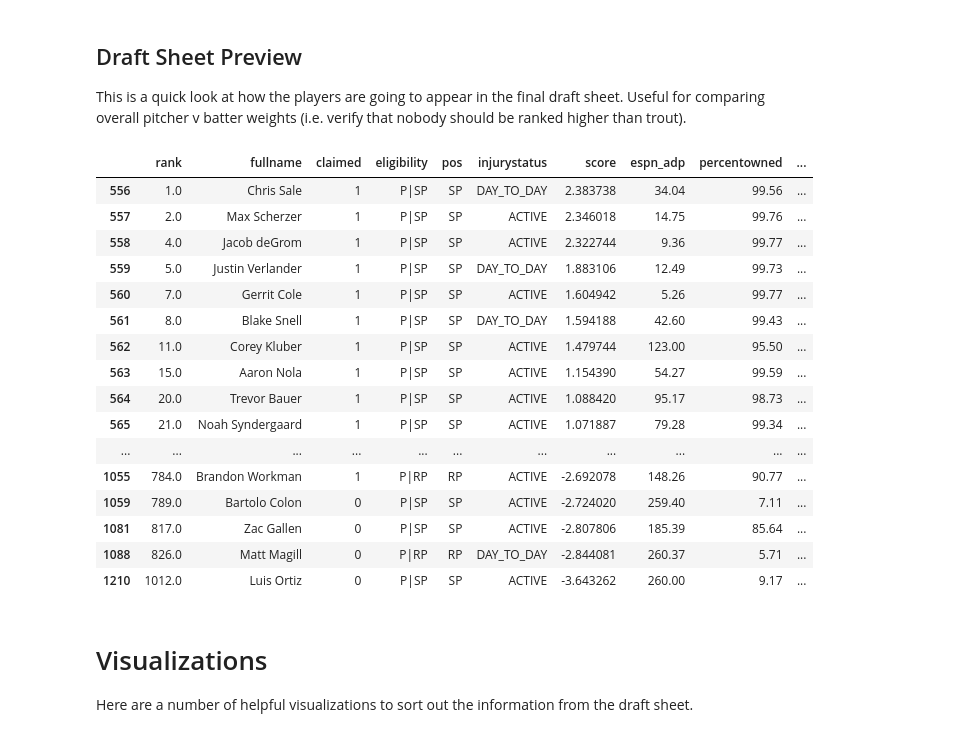
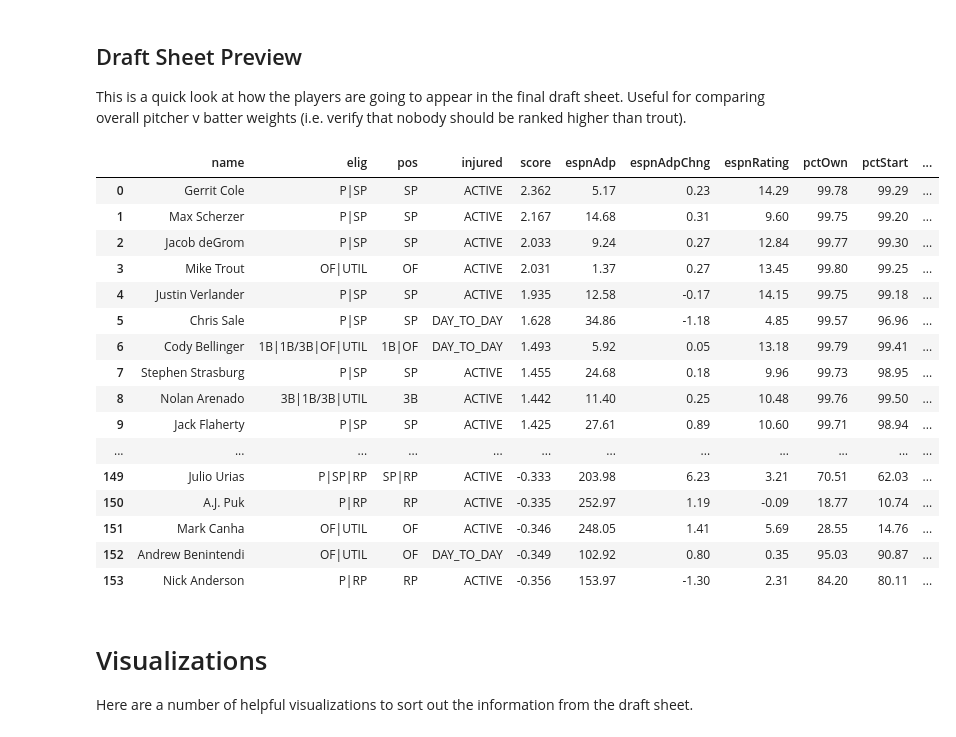
Before and after one commit to zmsy/notebooks, a Jupyter notebook: player_z_scores_preseason.ipynb, the cells around one changed output. Drawn from its saved outputs; the diff is of its cells as text; code cells hidden in the pictures.

```diff
--- a/player_z_scores_preseason.ipynb
+++ b/player_z_scores_preseason.ipynb
@@ -240,11 +256,3 @@ dfd = pd.merge(df, dfe, on='name', how='left')
-# %%
-
-# FIXME - change column names
-
-dfd.sort_values(by='score', inplace=True, ascending=False)
-dfd['rank'] = dfd['score'].rank(ascending=False, method='first', na_option='bottom')
-dfd.reset_index(drop=True)
-print()
 # %% [markdown]
 ## Create Positional Scarcity Metrics
 
@@ -254,7 +262,7 @@ Players are grouped into the _most scarce_ position that they're eligible for. S
 eligibility = {}
 for index, player in dfd.iterrows():
     # add all positions to the dict if not yet
-    for pos in player['eligibility'].split("|"):
+    for pos in player['elig'].split("|"):
         if pos not in eligibility:
             eligibility[pos] = 0
 
@@ -278,18 +286,18 @@ def get_scarcest_eligibility(x):
 
 # get the shallowest position that any player is eligible for, as well
 # as their primary position (first in the list, generally)
-dfd['shallowest_pos'] = dfd['eligibility'].apply(lambda x: get_scarcest_eligibility(x))
-dfd['shallowest_pos_rank'] = dfd.groupby("shallowest_pos")["score"].rank("dense", ascending=False)
-dfd['primary_pos'] = dfd['pos'].apply(lambda x: x.split("|")[0])
-dfd['primary_pos_rank'] = dfd.groupby("primary_pos")["score"].rank("dense", ascending=False)
-dfd['catg_rank'] = dfd.groupby("catg")["score"].rank("dense", ascending=False)
+dfd['shallowestPos'] = dfd['elig'].apply(lambda x: get_scarcest_eligibility(x))
+dfd['shallowestPosRank'] = dfd.groupby("shallowestPos")["score"].rank("dense", ascending=False)
+dfd['primaryPos'] = dfd['pos'].apply(lambda x: x.split("|")[0])
+dfd['primaryPosRank'] = dfd.groupby("primaryPos")["score"].rank("dense", ascending=False)
+dfd['catgRank'] = dfd.groupby("catg")["score"].rank("dense", ascending=False)
 # %% [markdown]
 ## Style Output
 
 In order to make the outputs more usable, apply a number of color stylings and ranking scale sliders to the actual xlsx file.
-# %%
-dfd = dfd[['rank','fullname','claimed','eligibility','pos','injurystatus','score','espn_adp','percentowned',
-    'percentstarted','catg','catg_rank','shallowest_pos','shallowest_pos_rank','primary_pos','primary_pos_rank']]
+# %%
+dfd = dfd[['name','elig','pos','injured','score','espnAdp','espnAdpChng','espnRating','pctOwn',
+    'pctStart','catg','catgRank','shallowestPos','shallowestPosRank','primaryPos','primaryPosRank']]
 # %% [markdown]
 ## Write Excel files for distribution
 # %%
@@ -303,27 +311,26 @@ with pd.ExcelWriter('fantasy2019.xlsx') as writer:
 This is a quick look at how the players are going to appear in the final draft sheet. Useful for comparing overall pitcher v batter weights (i.e. verify that nobody should be ranked higher than trout).
 # %%
 dfd[
-    (dfd['percentowned'] > 5.0) &
-    (dfd['catg'] == 'P')
+    (dfd['pctOwn'] > 5.0)
 ].sort_values(by='score', ascending=False).head(150)
 # %% [output]
-|  | rank | fullname | claimed | eligibility | pos | injurystatus | score | espn_adp | percentowned | ... |
-| 556 | 1.0 | Chris Sale | 1 | P|SP | SP | DAY_TO_DAY | 2.383738 | 34.04 | 99.56 | ... |
-| 557 | 2.0 | Max Scherzer | 1 | P|SP | SP | ACTIVE | 2.346018 | 14.75 | 99.76 | ... |
-| 558 | 4.0 | Jacob deGrom | 1 | P|SP | SP | ACTIVE | 2.322744 | 9.36 | 99.77 | ... |
-| 559 | 5.0 | Justin Verlander | 1 | P|SP | SP | DAY_TO_DAY | 1.883106 | 12.49 | 99.73 | ... |
-| 560 | 7.0 | Gerrit Cole | 1 | P|SP | SP | ACTIVE | 1.604942 | 5.26 | 99.77 | ... |
-| 561 | 8.0 | Blake Snell | 1 | P|SP | SP | DAY_TO_DAY | 1.594188 | 42.60 | 99.43 | ... |
-| 562 | 11.0 | Corey Kluber | 1 | P|SP | SP | ACTIVE | 1.479744 | 123.00 | 95.50 | ... |
-| 563 | 15.0 | Aaron Nola | 1 | P|SP | SP | ACTIVE | 1.154390 | 54.27 | 99.59 | ... |
-| 564 | 20.0 | Trevor Bauer | 1 | P|SP | SP | ACTIVE | 1.088420 | 95.17 | 98.73 | ... |
-| 565 | 21.0 | Noah Syndergaard | 1 | P|SP | SP | ACTIVE | 1.071887 | 79.28 | 99.34 | ... |
-| ... | ... | ... | ... | ... | ... | ... | ... | ... | ... | ... |
-| 1055 | 784.0 | Brandon Workman | 1 | P|RP | RP | ACTIVE | -2.692078 | 148.26 | 90.77 | ... |
-| 1059 | 789.0 | Bartolo Colon | 0 | P|SP | SP | ACTIVE | -2.724020 | 259.40 | 7.11 | ... |
-| 1081 | 817.0 | Zac Gallen | 0 | P|SP | SP | ACTIVE | -2.807806 | 185.39 | 85.64 | ... |
-| 1088 | 826.0 | Matt Magill | 0 | P|RP | RP | DAY_TO_DAY | -2.844081 | 260.37 | 5.71 | ... |
-| 1210 | 1012.0 | Luis Ortiz | 0 | P|SP | SP | ACTIVE | -3.643262 | 260.00 | 9.17 | ... |
+|  | name | elig | pos | injured | score | espnAdp | espnAdpChng | espnRating | pctOwn | pctStart | ... |
+| 0 | Gerrit Cole | P|SP | SP | ACTIVE | 2.362 | 5.17 | 0.23 | 14.29 | 99.78 | 99.29 | ... |
+| 1 | Max Scherzer | P|SP | SP | ACTIVE | 2.167 | 14.68 | 0.31 | 9.60 | 99.75 | 99.20 | ... |
+| 2 | Jacob deGrom | P|SP | SP | ACTIVE | 2.033 | 9.24 | 0.27 | 12.84 | 99.77 | 99.30 | ... |
+| 3 | Mike Trout | OF|UTIL | OF | ACTIVE | 2.031 | 1.37 | 0.27 | 13.45 | 99.80 | 99.25 | ... |
+| 4 | Justin Verlander | P|SP | SP | ACTIVE | 1.935 | 12.58 | -0.17 | 14.15 | 99.75 | 99.18 | ... |
+| 5 | Chris Sale | P|SP | SP | DAY_TO_DAY | 1.628 | 34.86 | -1.18 | 4.85 | 99.57 | 96.96 | ... |
+| 6 | Cody Bellinger | 1B|1B/3B|OF|UTIL | 1B|OF | DAY_TO_DAY | 1.493 | 5.92 | 0.05 | 13.18 | 99.79 | 99.41 | ... |
+| 7 | Stephen Strasburg | P|SP | SP | ACTIVE | 1.455 | 24.68 | 0.18 | 9.96 | 99.73 | 98.95 | ... |
+| 8 | Nolan Arenado | 3B|1B/3B|UTIL | 3B | ACTIVE | 1.442 | 11.40 | 0.25 | 10.48 | 99.76 | 99.50 | ... |
+| 9 | Jack Flaherty | P|SP | SP | ACTIVE | 1.425 | 27.61 | 0.89 | 10.60 | 99.71 | 98.94 | ... |
+| ... | ... | ... | ... | ... | ... | ... | ... | ... | ... | ... | ... |
+| 149 | Julio Urias | P|SP|RP | SP|RP | ACTIVE | -0.333 | 203.98 | 6.23 | 3.21 | 70.51 | 62.03 | ... |
+| 150 | A.J. Puk | P|RP | RP | ACTIVE | -0.335 | 252.97 | 1.19 | -0.09 | 18.77 | 10.74 | ... |
+| 151 | Mark Canha | OF|UTIL | OF | ACTIVE | -0.346 | 248.05 | 1.41 | 5.69 | 28.55 | 14.76 | ... |
+| 152 | Andrew Benintendi | OF|UTIL | OF | DAY_TO_DAY | -0.349 | 102.92 | 0.80 | 0.35 | 95.03 | 90.87 | ... |
+| 153 | Nick Anderson | P|RP | RP | ACTIVE | -0.356 | 153.97 | -1.30 | 2.31 | 84.20 | 80.11 | ... |
 # %% [markdown]
 # Visualizations
 
```
Also changed, not shown: parts of 13 cells of this notebook.
